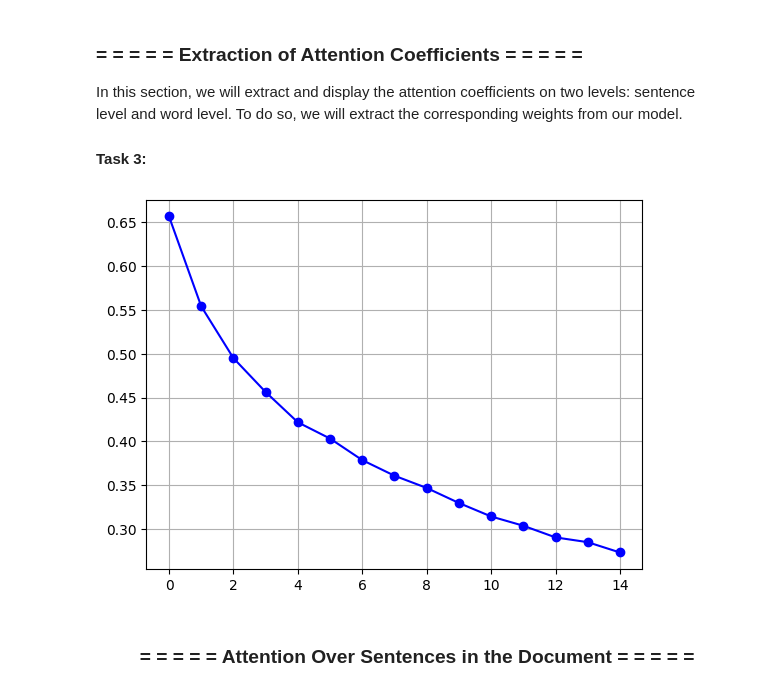
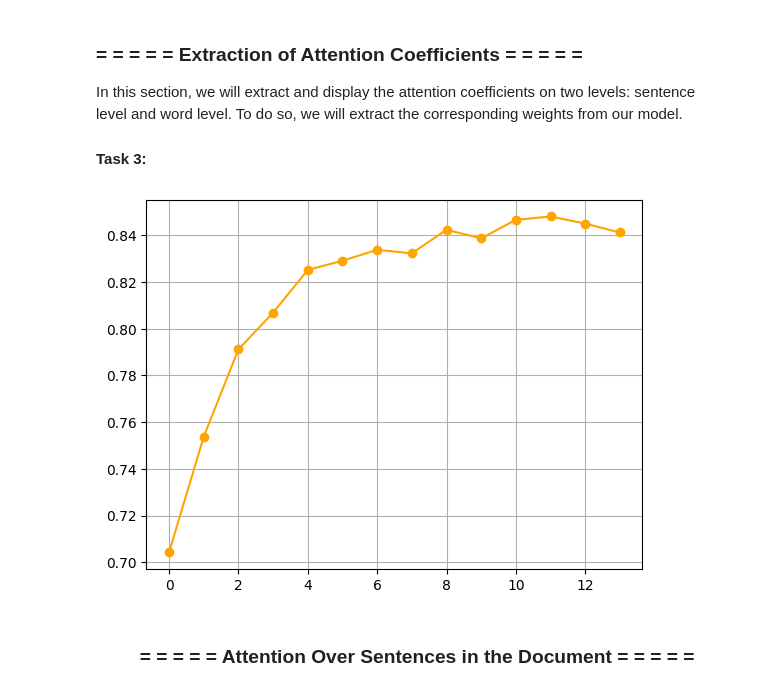
Before and after one commit to emilio-pcrd/altegrad_MVA24, a Jupyter notebook: Lab1/code/ALTEGRAD_2024_Lab1_HAN.ipynb, the cells around one changed output. Cells and saved outputs as stored; diff of their text form; code cells hidden in the pictures.

Commit message:
changing training

```diff
--- a/Lab1/code/ALTEGRAD_2024_Lab1_HAN.ipynb
+++ b/Lab1/code/ALTEGRAD_2024_Lab1_HAN.ipynb
@@ -185,7 +185,7 @@ In this section, we define the HAN architecture. We start with <i>AttentionBiGRU
 class AttentionBiGRU(nn.Module):
     def __init__(self, input_shape, n_units, index_to_word, dropout=0):
         super(AttentionBiGRU, self).__init__()
-        self.embedding = nn.Embedding(50000,# fill the gap # vocab size
+        self.embedding = nn.Embedding(len(index_to_word) + 2, # fill the gap # vocab size
                                       d, # dimensionality of embedding space
                                       padding_idx=0)
         self.dropout = nn.Dropout(drop_rate)
@@ -343,6 +343,7 @@ def train(x_train=my_docs_array_train,
             p += 1
             if p==my_patience:
                 print("Validation accuracy did not improve for {} epochs, stopping training...".format(my_patience))
+                break # stopping training
     print("Loading best checkpoint...")
     model.load_state_dict(torch.load('./best_model.pt'))
     model.eval()
@@ -385,11 +389,11 @@ In this section, we will extract and display the attention coefficients on two l
 # %%
 import matplotlib.pyplot as plt
 
-plt.plot(train_loss, c='blue', marker='o', linestyle='-')
+plt.plot(val_accs, c='orange', marker='o', linestyle='-')
 plt.grid(True)
-plt.savefig('../figures/train_loss.pdf')
+plt.savefig('../figures/val_accs.pdf')
 # %% [output]
-[figure, old version]
+[figure, new version]
 # %%
 # select last review:
 my_review = my_docs_array_test[-1:,:,:]
```
Also changed, not shown: parts of 1 cell of this notebook, 12 other files.
